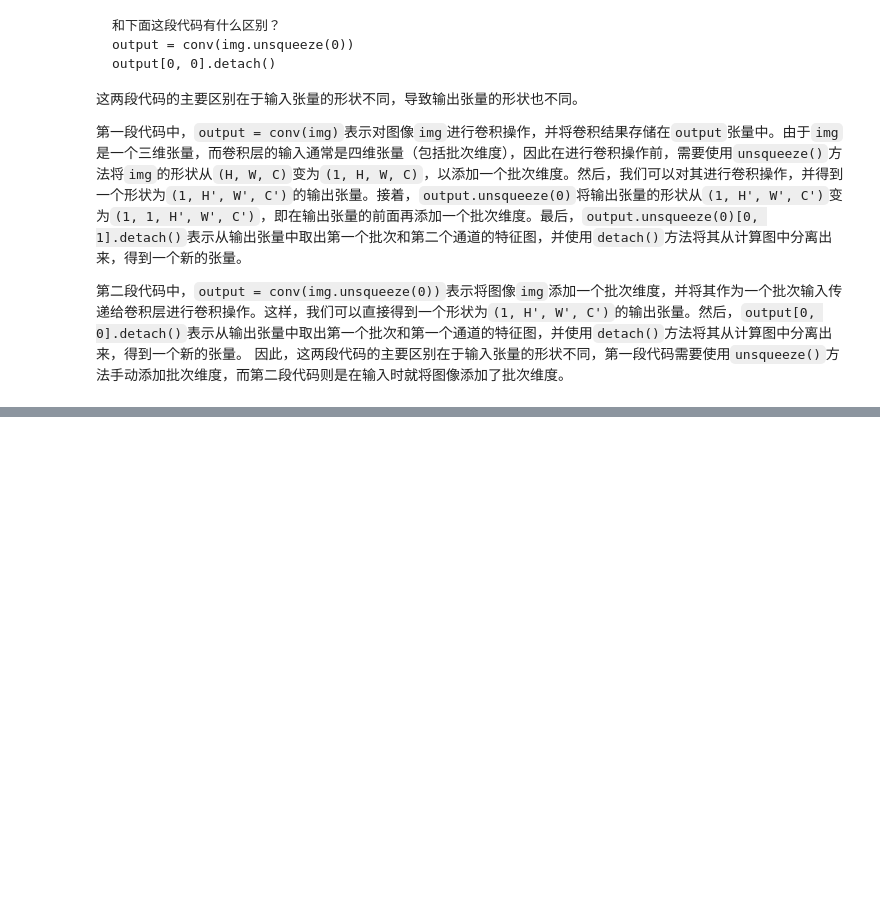
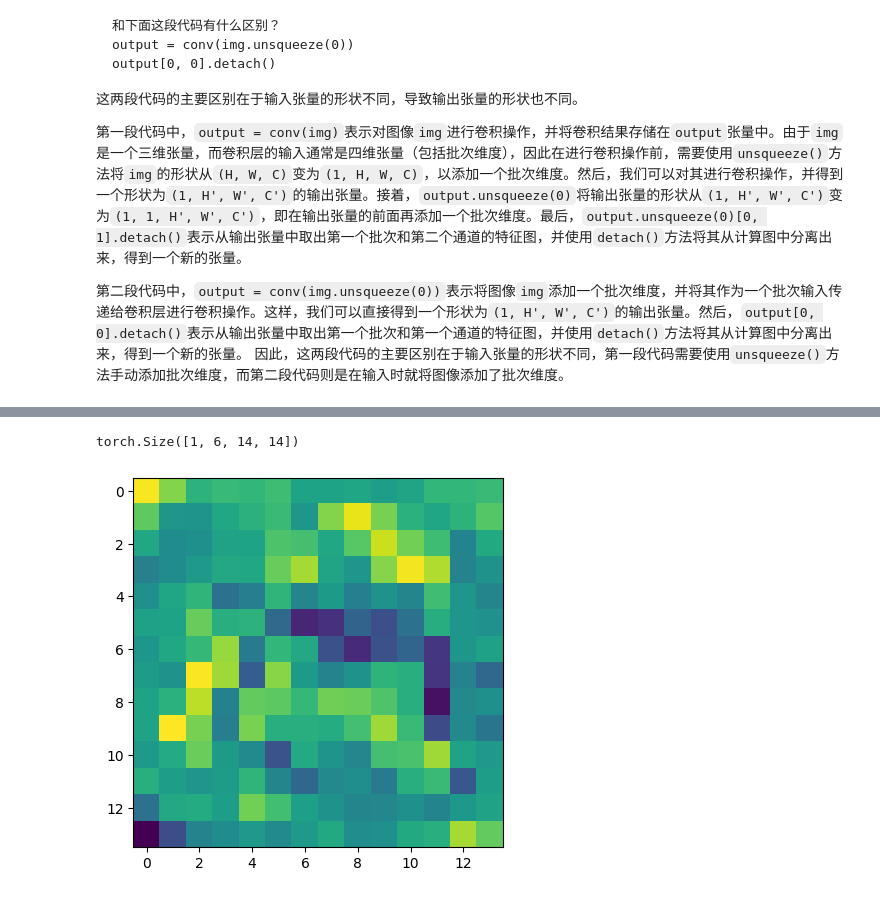
Before and after one commit to xz491839007/dlwpt-code, a Jupyter notebook: p1ch7/7_image_convolution.ipynb, the cells around one changed output, grey strips where cells are left out. Saved outputs shown, nothing was run; the diff lists cells and outputs as text; code cells hidden in the pictures; blank space fills up the shorter version.

```diff
--- a/p1ch7/7_image_convolution.ipynb
+++ b/p1ch7/7_image_convolution.ipynb
@@ -105,0 +127,10 @@ output[0, 0].detach()
+# %%
+pool1 = nn.MaxPool2d(2, 2)
+# 14*14（28/2）
+output1 = pool1(output)
+print(output1.shape)
+plt.imshow(output1[0, 0].detach())
+plt.show()
+# %% [output]
+torch.Size([1, 6, 14, 14])
+[figure, added]
```
Also changed, not shown: parts of 10 cells of this notebook.
